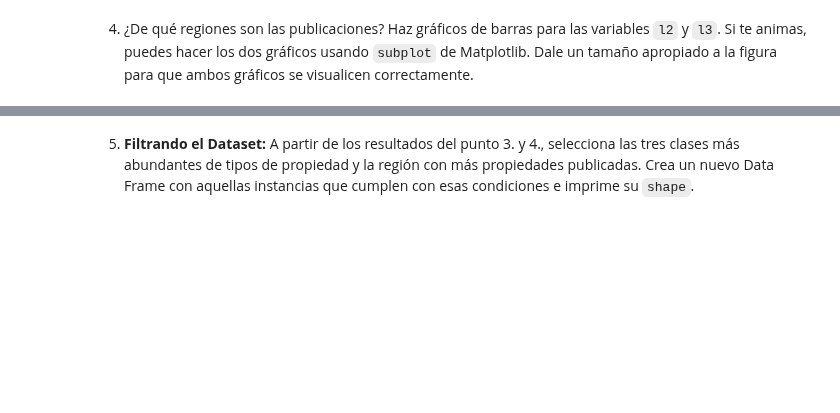
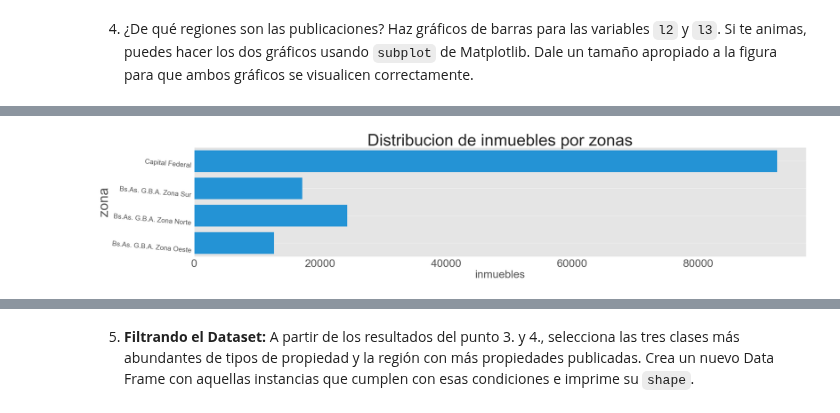
Before and after one commit to ldotto46/01.Proj_Real-State, a Jupyter notebook: DS_Proyecto_01(Rodriguez Luis).ipynb, the cells around one changed output, grey strips where cells are left out. Drawn from its saved outputs; the diff is of its cells as text; code cells hidden in the pictures; blank space fills up the shorter version.

```diff
--- a/DS_Proyecto_01(Rodriguez Luis).ipynb
+++ b/DS_Proyecto_01(Rodriguez Luis).ipynb
@@ -83,0 +129,18 @@ Vas a encontrar instrucciones para responder estas preguntas. Es importante acla
+# %%
+#SHAPES
+
+#ZONA: CAPITAL FEDERAL
+dcaba = df[df.property_type.isin(['Departamento', 'Casa' , 'PH', 'Lote', 'Oficina', 'Otro','Local comercial', 'Casa de campo', 'Depósito', 'Cochera']) & df.l2.isin(['Capital Federal'])]
+dcaba.shape
+
+#ZONA: NORTE
+dnorte = df[df.property_type.isin(['Departamento', 'Casa' , 'PH', 'Lote', 'Oficina', 'Otro','Local comercial', 'Casa de campo', 'Depósito', 'Cochera']) & df.l2.isin(['Bs.As. G.B.A. Zona Norte'])]
+dnorte.shape
+
+#ZONA: SUR
+dsur = df[df.property_type.isin(['Departamento', 'Casa' , 'PH', 'Lote', 'Oficina', 'Otro','Local comercial', 'Casa de campo', 'Depósito', 'Cochera']) & df.l2.isin(['Bs.As. G.B.A. Zona Sur'])]
+dsur.shape
+
+#ZONA: OESTE
+doeste = df[df.property_type.isin(['Departamento', 'Casa' , 'PH', 'Lote', 'Oficina', 'Otro','Local comercial', 'Casa de campo', 'Depósito', 'Cochera']) & df.l2.isin(['Bs.As. G.B.A. Zona Oeste'])]
+doeste.shape
@@ -83,0 +149,72 @@ Vas a encontrar instrucciones para responder estas preguntas. Es importante acla
+# %%
+#ZONAS: TODAS
+
+plt.figure(figsize=(40,25))
+plt.style.use('ggplot')
+plt.subplot(3,1,1)
+sns.countplot(data = datapd, y = 'l2', color='#069AF3')
+plt.xlabel('inmuebles', fontsize = 40)
+plt.xticks(fontsize = 40)
+plt.ylabel('zona', fontsize = 50)
+plt.yticks(rotation = -5, size = 25)
+plt.title('Distribucion de inmuebles por zonas',fontsize = 60, loc='center')
+plt.grid()
+plt.show()
+
+#ZONA: CAPITAL FEDERAL
+plt.figure(figsize=(200,80), dpi = 30)
+plt.style.use('fast')
+plt.subplot(2,2,1)
+sns.countplot(data = datapd, x = 'l3', color='#069AF3')
+xlim=(0,100)
+plt.ylabel('Inmuebles', fontsize = 80)
+plt.yticks(fontsize = 50)
+plt.xlabel('Localidad/Barrio', fontsize = 60)
+plt.xticks(rotation = 90, fontsize = 60)
+plt.title('Zona: Capital Federal',fontsize = 100, loc='right')
+plt.grid()
+plt.show() #ver como agrandar la x y como hacer un grafico mejor
+
+#ZONA: NORTE
+plt.figure(figsize=(200,30), dpi = 30)
+plt.style.use('fast')
+plt.subplot(3,3,1)
+sns.countplot(data = dnorte, x = 'l3', color='#069AF3')
+xlim=(0,100)
+plt.ylabel('Inmuebles', fontsize = 60)
+plt.yticks(fontsize = 50)
+plt.xlabel('Localidad/Barrio', fontsize = 50)
+plt.xticks(rotation = 40, fontsize = 40)
+plt.title('Zona: Norte',fontsize = 70, loc='right')
+plt.grid()
+plt.show() #ver como agrandar la x y como hacer un grafico mejor
+
+#ZONA: SUR
+plt.figure(figsize=(200,30), dpi = 30)
+plt.style.use('fast')
+plt.subplot(3,3,2)
+sns.countplot(data = dsur, x = 'l3', color='#069AF3')
+xlim=(0,100)
+plt.ylabel('Inmuebles', fontsize = 60)
+plt.yticks(fontsize = 50)
+plt.xlabel('Localidad/Barrio', fontsize = 50)
+plt.xticks(rotation = 40, fontsize = 40)
+plt.title('Zona: Sur',fontsize = 70, loc='right')
+plt.grid()
+plt.show() #ver como agrandar la x y como hacer un grafico mejor
+
+#ZONA: OESTE
+plt.figure(figsize=(200,30), dpi = 30)
+plt.style.use('fast')
+plt.subplot(3,3,3)
+sns.countplot(data = doeste, x = 'l3', color='#069AF3')
+xlim=(0,100)
+plt.ylabel('Inmuebles', fontsize = 60)
+plt.yticks(fontsize = 50)
+plt.xlabel('Localidad/Barrio', fontsize = 50)
+plt.xticks(rotation = 40, fontsize = 40)
+plt.title('Zona: Oeste',fontsize = 70, loc='right')
+plt.grid()
+plt.show() #ver como agrandar la x y como hacer un grafico mejor
+# %% [output]
+[figure, added]
```
Also changed, not shown: parts of 24 cells of this notebook.
